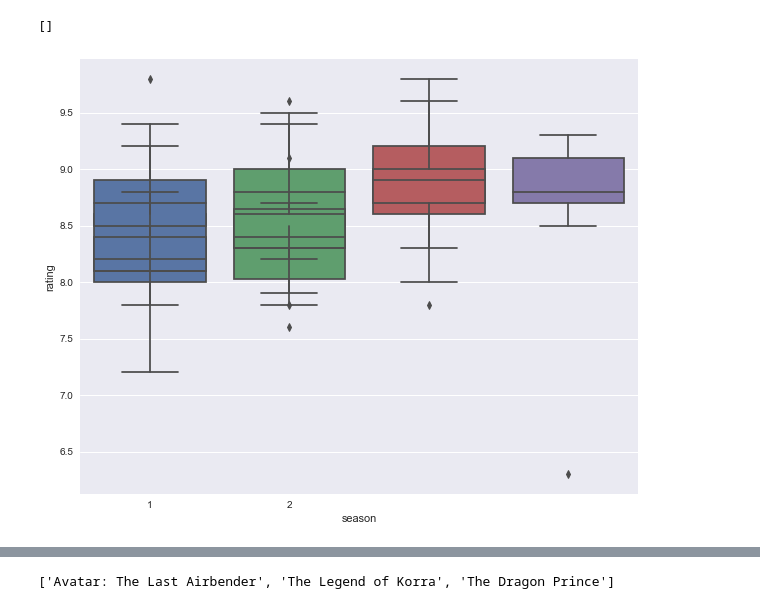
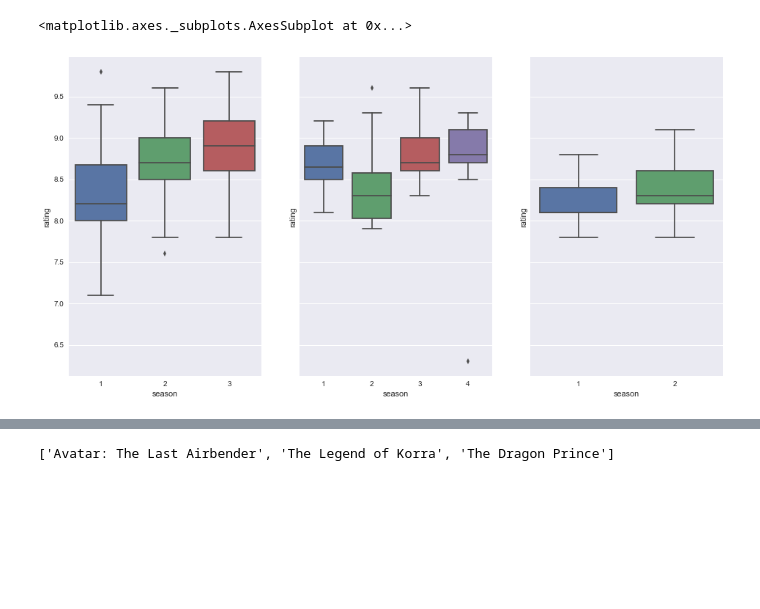
Before and after one commit to JohnErnestBonanno/Media_Analysis, a Jupyter notebook: Avatar_EDA.ipynb, the cells around one changed output, grey strips where cells are left out. Drawn from its saved outputs; the diff is of its cells as text; code cells hidden in the pictures; blank space fills up the shorter version.

```diff
--- a/Avatar_EDA.ipynb
+++ b/Avatar_EDA.ipynb
@@ -188,11 +209,13 @@ Name: plot, dtype: object
 # %%
-fig, ax = plt.subplots(figsize=(10,8))
+fig, (ax1, ax2, ax3) = plt.subplots(1,3,figsize=(16,8), sharey = True)
 
-ax = sns.boxplot(x ='season',y='rating',data = df[df['episode of']== 'Avatar: The Last Airbender'],ax=ax1)
-ax = sns.boxplot(x ='season',y='rating',data = df[df['episode of']== 'The Legend of Korra'],ax=ax2)
-ax = sns.boxplot(x ='season',y='rating',data = df[df['episode of']== 'The Dragon Prince'],ax=ax3)
+sns.boxplot(x ='season',y='rating',data = df[df['show_code']== 'atla'],ax=ax1)
+sns.boxplot(x ='season',y='rating',data = df[df['show_code']== 'lok'],ax=ax2)
+sns.boxplot(x ='season',y='rating',data = df[df['show_code']== 'tdp'],ax=ax3)
 
-plt.plot()
+#atla got progressivly better with time across seasons
+#people did not like the 2nd season of lok
+#tdp season 2 has an edge ovver season 1
 # %% [output]
-[]
+<matplotlib.axes._subplots.AxesSubplot at 0x...>
-[figure, old version]
+[figure, new version]
```
Also changed, not shown: parts of 42 cells of this notebook.
